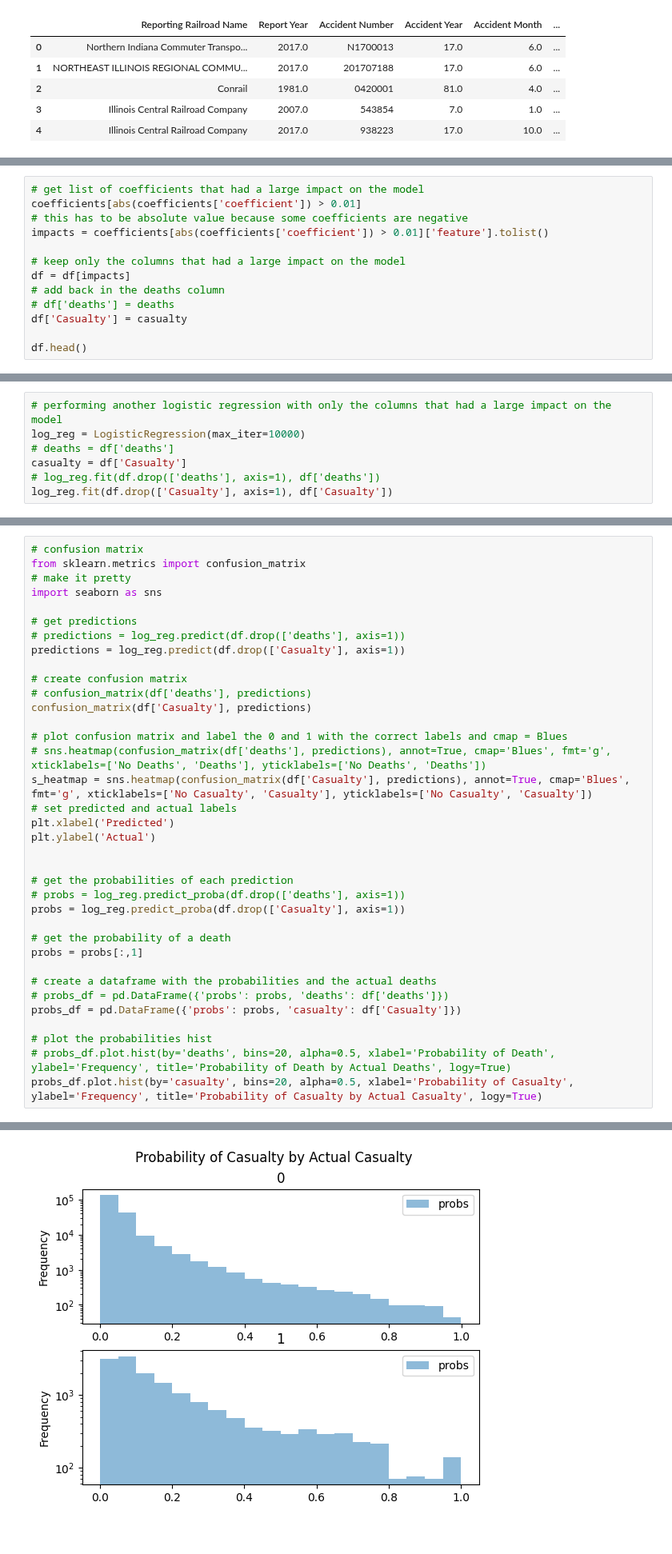
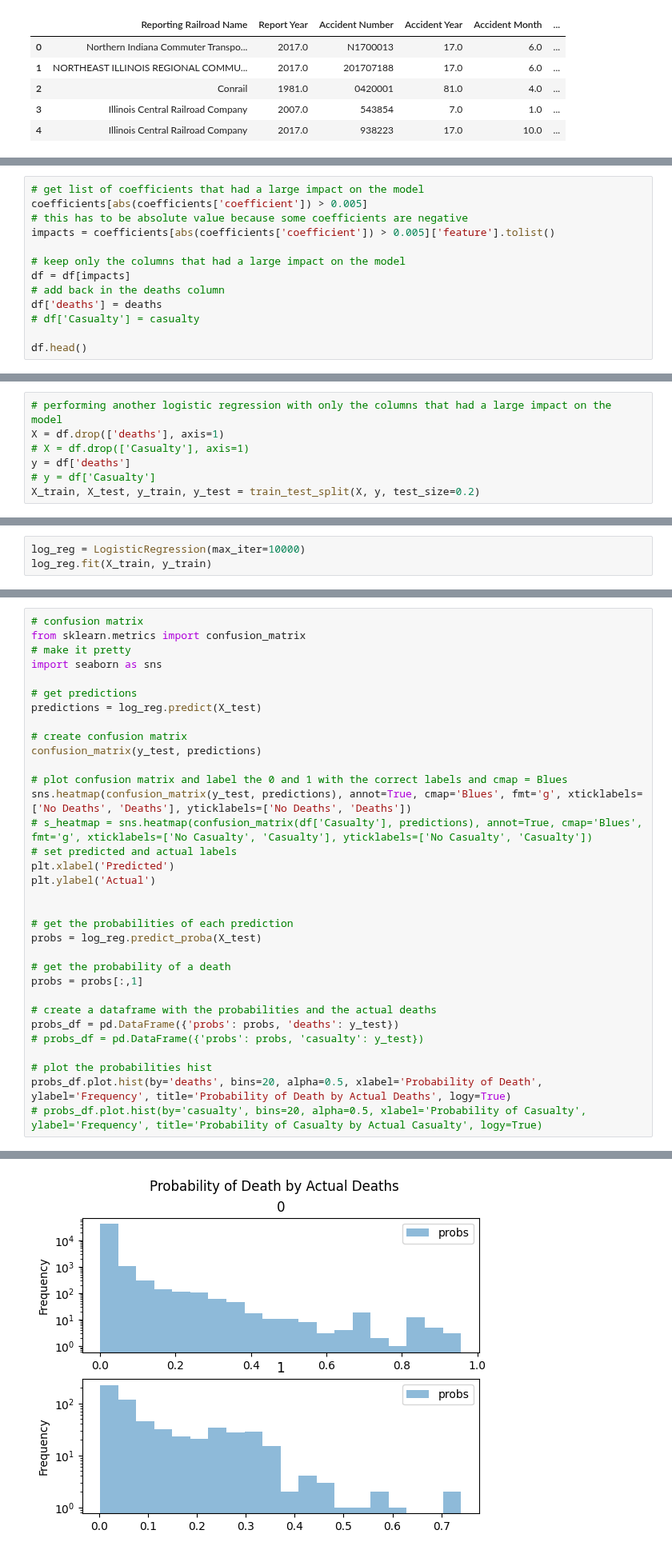
Before and after one commit to ndahlinuvm/Train-Derailment-287Project, a Jupyter notebook: log_reg.ipynb, the cells around one changed output, grey strips where cells are left out. Shown at 80% size. Cells and saved outputs as stored; diff of their text form.

```diff
--- a/log_reg.ipynb
+++ b/log_reg.ipynb
@@ -111,14 +123,14 @@ coefficients.sort_values('coefficient', ascending=False).plot.bar(x='feature', y
 # %%
 # get list of coefficients that had a large impact on the model
-coefficients[abs(coefficients['coefficient']) > 0.01]
+coefficients[abs(coefficients['coefficient']) > 0.005]
 # this has to be absolute value because some coefficients are negative
-impacts = coefficients[abs(coefficients['coefficient']) > 0.01]['feature'].tolist()
+impacts = coefficients[abs(coefficients['coefficient']) > 0.005]['feature'].tolist()
 
 # keep only the columns that had a large impact on the model
 df = df[impacts]
 # add back in the deaths column
-# df['deaths'] = deaths
-df['Casualty'] = casualty
+df['deaths'] = deaths
+# df['Casualty'] = casualty
 
 df.head()
 # %% [output]
@@ -131,7 +143,7 @@ df.head()
 # %%
 # performing another logistic regression with only the columns that had a large impact on the model
-log_reg = LogisticRegression(max_iter=10000)
-# deaths = df['deaths']
-casualty = df['Casualty']
-# log_reg.fit(df.drop(['deaths'], axis=1), df['deaths'])
-log_reg.fit(df.drop(['Casualty'], axis=1), df['Casualty'])
+X = df.drop(['deaths'], axis=1)
+# X = df.drop(['Casualty'], axis=1)
+y = df['deaths']
+# y = df['Casualty']
+X_train, X_test, y_train, y_test = train_test_split(X, y, test_size=0.2)
@@ -139,0 +150,3 @@ LogisticRegression(max_iter=10000)
+# %%
+log_reg = LogisticRegression(max_iter=10000)
+log_reg.fit(X_train, y_train)
@@ -160,35 +180,32 @@ from sklearn.metrics import confusion_matrix
 import seaborn as sns
 
 # get predictions
-# predictions = log_reg.predict(df.drop(['deaths'], axis=1))
-predictions = log_reg.predict(df.drop(['Casualty'], axis=1))
+predictions = log_reg.predict(X_test)
 
 # create confusion matrix
-# confusion_matrix(df['deaths'], predictions)
-confusion_matrix(df['Casualty'], predictions)
+confusion_matrix(y_test, predictions)
 
 # plot confusion matrix and label the 0 and 1 with the correct labels and cmap = Blues
-# sns.heatmap(confusion_matrix(df['deaths'], predictions), annot=True, cmap='Blues', fmt='g', xticklabels=['No Deaths', 'Deaths'], yticklabels=['No Deaths', 'Deaths'])
-s_heatmap = sns.heatmap(confusion_matrix(df['Casualty'], predictions), annot=True, cmap='Blues', fmt='g', xticklabels=['No Casualty', 'Casualty'], yticklabels=['No Casualty', 'Casualty'])
+sns.heatmap(confusion_matrix(y_test, predictions), annot=True, cmap='Blues', fmt='g', xticklabels=['No Deaths', 'Deaths'], yticklabels=['No Deaths', 'Deaths'])
+# s_heatmap = sns.heatmap(confusion_matrix(df['Casualty'], predictions), annot=True, cmap='Blues', fmt='g', xticklabels=['No Casualty', 'Casualty'], yticklabels=['No Casualty', 'Casualty'])
 # set predicted and actual labels
 plt.xlabel('Predicted')
 plt.ylabel('Actual')
 
 
 # get the probabilities of each prediction
-# probs = log_reg.predict_proba(df.drop(['deaths'], axis=1))
-probs = log_reg.predict_proba(df.drop(['Casualty'], axis=1))
+probs = log_reg.predict_proba(X_test)
 
 # get the probability of a death
 probs = probs[:,1]
 
 # create a dataframe with the probabilities and the actual deaths
-# probs_df = pd.DataFrame({'probs': probs, 'deaths': df['deaths']})
-probs_df = pd.DataFrame({'probs': probs, 'casualty': df['Casualty']})
+probs_df = pd.DataFrame({'probs': probs, 'deaths': y_test})
+# probs_df = pd.DataFrame({'probs': probs, 'casualty': y_test})
 
 # plot the probabilities hist
-# probs_df.plot.hist(by='deaths', bins=20, alpha=0.5, xlabel='Probability of Death', ylabel='Frequency', title='Probability of Death by Actual Deaths', logy=True)
-probs_df.plot.hist(by='casualty', bins=20, alpha=0.5, xlabel='Probability of Casualty', ylabel='Frequency', title='Probability of Casualty by Actual Casualty', logy=True)
+probs_df.plot.hist(by='deaths', bins=20, alpha=0.5, xlabel='Probability of Death', ylabel='Frequency', title='Probability of Death by Actual Deaths', logy=True)
+# probs_df.plot.hist(by='casualty', bins=20, alpha=0.5, xlabel='Probability of Casualty', ylabel='Frequency', title='Probability of Casualty by Actual Casualty', logy=True)
 # %% [output]
 array([<Axes: title={'center': '0'}, ylabel='Frequency'>,
        <Axes: title={'center': '1'}, ylabel='Frequency'>], dtype=object)
@@ -196 +213 @@ array([<Axes: title={'center': '0'}, ylabel='Frequency'>,
-[figure, old version]
+[figure, new version]
```
Also changed, not shown: parts of 16 cells of this notebook, 4 other files.
